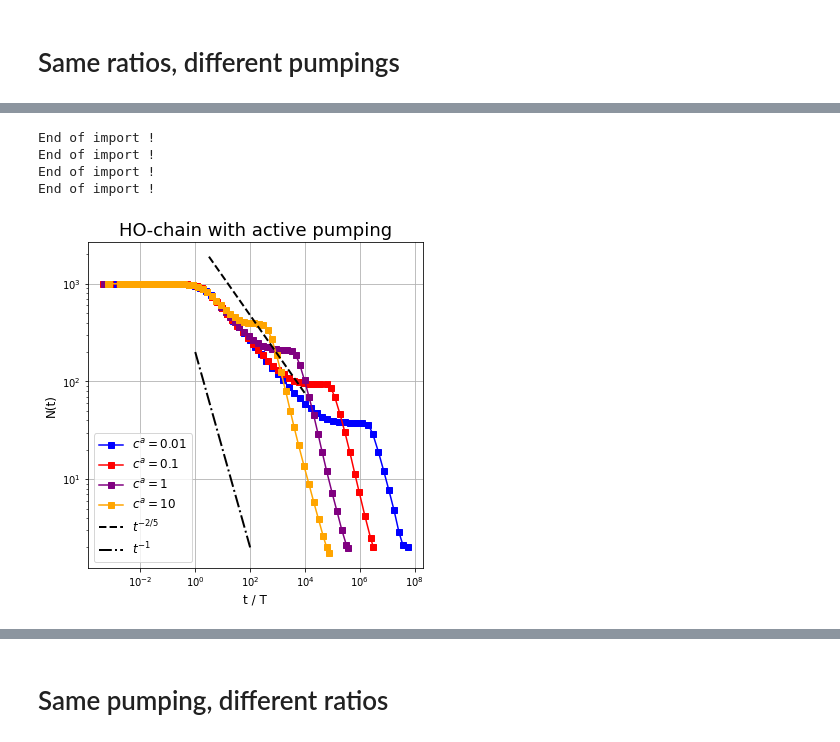
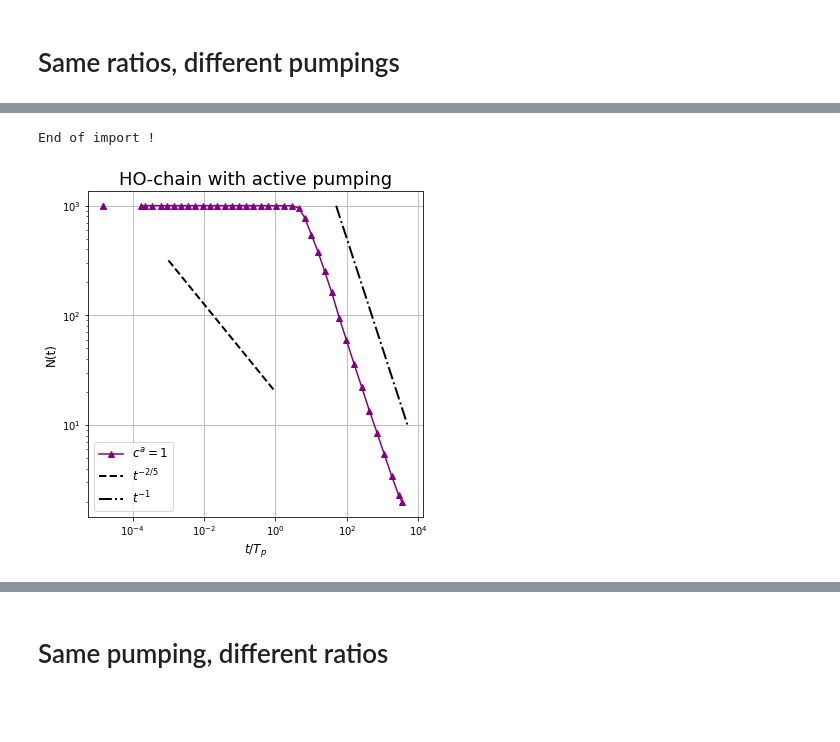
Before and after one commit to VirtualEmbryo/hydroosmotic_chain, a Jupyter notebook: _notebook/osmotic - pumping.ipynb, the cells around one changed output, grey strips where cells are left out. Cells and saved outputs as stored; diff of their text form; code cells hidden in the pictures; blank space fills up the shorter version.

```diff
--- a/_notebook/osmotic - pumping.ipynb
+++ b/_notebook/osmotic - pumping.ipynb
@@ -33,3 +31,7 @@ Ltot = 12000
+# %%
+Ltot = 12000
+tauv, ell0, chiv, L0 = 1., 10., 50., 1.
+xiv = chiv*ell0
 # %%
 def plot_osmotic(chis, chiv, path_list, plot_param_list, Nt_list, rescale = False) :
     label = False
@@ -61,7 +67,8 @@ nsim = 21
 Nt_N1000 = {}
 
 for chi in chi_dict.keys() :
-    subdir = "N1000/chis"+str(chi[0])+"_chiv"+str(chi[1])
+    print('chiv = ', chi[1], ' ; chis = ', chi[0])
+    subdir = "N1000/chiv"+str(chi[1])+"_chis"+str(chi[0])
     Nt_N1000[chi] = {}
 
     for ca in ca_dict.keys() :
@@ -70,12 +77,9 @@ for chi in chi_dict.keys() :
             for n in range(nsim) :
                 Nt_N1000[chi][ca][n] = np.loadtxt(join(main_dir, subdir, ca_dict[ca][0], 'run'+str(n).zfill(4), 'sim_nlum.dat'))
             print(str(ca) + ' done !')
-            if chi == (50, 50) and ca == 10 :
-                for n in range(20) :
-                    n=+20
-                    Nt_N1000[chi][ca][n] = np.loadtxt(join(main_dir, subdir, ca_dict[ca][0], 'run'+str(n).zfill(4), 'sim_nlum.dat'))
 
         except :
             pass
+            print(ca, ' skipped')
             #print(str(ca) + ' not in chis'+str(chi[0])+'_chiv'+str(chi[1]))
 # %% [output]
@@ -94,7 +110,8 @@ plt.yscale('log')
 rescaled = False
 
 #for chi in chi_dict.keys() :
-for chi in [(500, 500)] :
+#for chi in [(5, 5), (50, 50),(500, 500), (1, 500)] :
+for chi in [(1, 5), (1, 50), (1, 500)] :
     for ca in ca_dict.keys() :
         #if ca != 0 :
         try :
@@ -104,6 +121,7 @@ for chi in [(500, 500)] :
                 else :
                     plt.plot(Nt_N1000[chi][ca][n][:, 0], Nt_N1000[chi][ca][n][:, 1], color = ca_dict[ca][1], marker=chi_dict[chi][0], markersize=chi_dict[chi][1], alpha=chi_dict[chi][2], linewidth=chi_dict[chi][3])
         except :
+            print(chi, ca)
             pass
 
 
@@ -126,7 +144,7 @@ if rescaled :
 else :
     plt.xlabel('Time [s]', fontsize=15)
 plt.ylabel('N(t)', fontsize=15)
-plt.title(r'HO-chain of N(0)=1000 lumens with constant pumping $c_a$', fontsize=15)
+plt.title(r'HO-chain of N(0)=1000 lumens with constant pumping $j_a$', fontsize=15)
 plt.legend(fontsize=15, loc=3)
 #plt.savefig('coarsening_pumping_chis500_chiv500.png', format='png')
 plt.show()
@@ -301,7 +345,7 @@ rescaled_pumping = False
 show_sim = False
 scaling_laws = True
 
-npts = 60
+npts = 50
 # %% [markdown]
 # Same ratios, different pumpings
 # %%
@@ -337,37 +427,35 @@ End of import !
 # %%
-ca_0 = 1
-ca_1e_2 = 1
-ca_1e_1 = 1
+ca_0 = 0
+ca_1e_2 = 0
+ca_1e_1 = 0
 ca_1e0 = 1
-ca_1e1 = 1
+ca_1e1 = 0
 
-chis5_chiv5 = 0
-chis50_chiv50 = 1
-chis500_chiv500 = 0
+chis1_chiv5 = 1
+chis1_chiv50 = 0
+chis1_chiv500 = 0
 
-chis, chiv = 50, 50
+rescaled = False#True
+rescaled_pumping = True#False
+
+chis, chiv = 1, 500
+
+chi_bools = [chis1_chiv5, chis1_chiv50, chis1_chiv500]
+ca_bools = [ca_0, ca_1e_2, ca_1e_1, ca_1e0, ca_1e1]
+
 savename = '/Users/mathieuleverge/Documents/cavidoc/hydroosmotic/HO-chain_chis'+str(chis)+'_chiv'+str(chiv)+'_T-rescaled.eps'
 #savefig = True
 savefig=False
-
-rescaled = True
-rescaled_pumping = False
-
-chi_bools = [chis5_chiv5, chis50_chiv50, chis500_chiv500]
-ca_bools = [ca_0, ca_1e_2, ca_1e_1, ca_1e0, ca_1e1]
 
 plot_osmotic_pumping(Nt=Nt_N1000,
                      ca_bools=ca_bools,
                      chi_bools=chi_bools,
                      npts=npts, rescaled = rescaled,
                      rescaled_pumping=rescaled_pumping,
                      show_sim=show_sim,
                      scaling_laws=scaling_laws,
                      savename=savename, savefig=savefig,
                      extension='eps')
 # %% [output]
 End of import !
-End of import !
-End of import !
-End of import !
-[figure, old version]
+[figure, new version]
```
Also changed, not shown: parts of 29 cells of this notebook, 35 other files.
